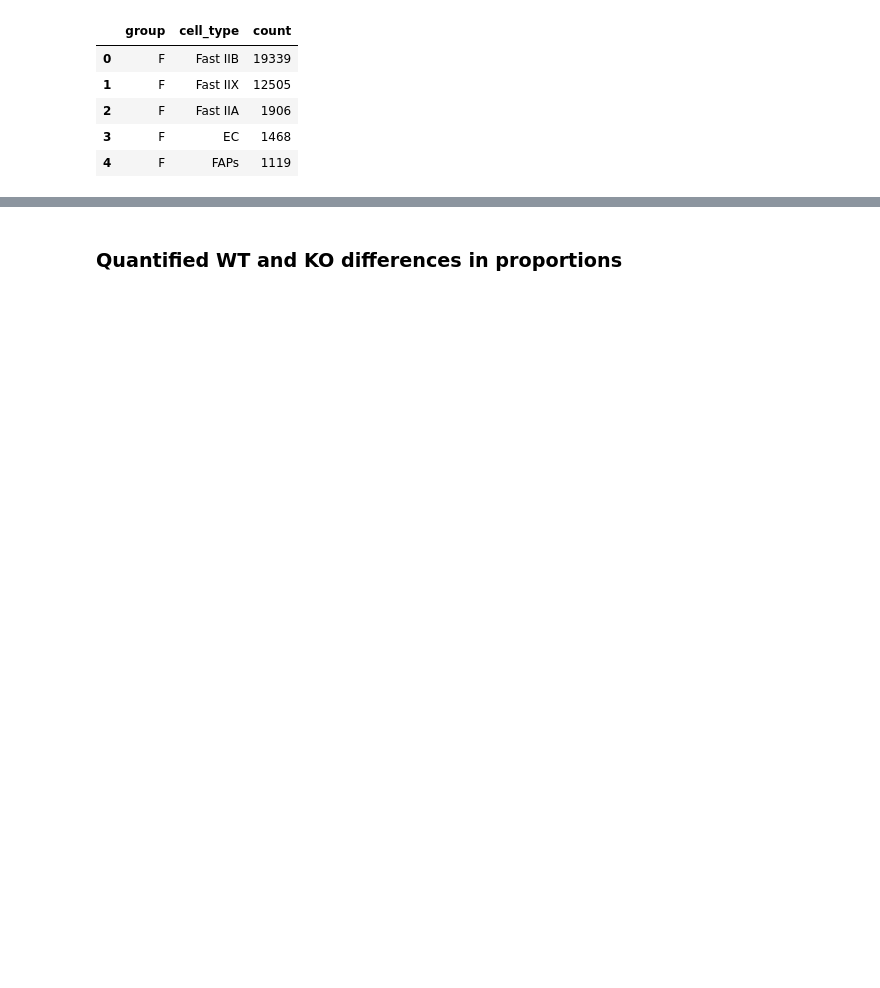
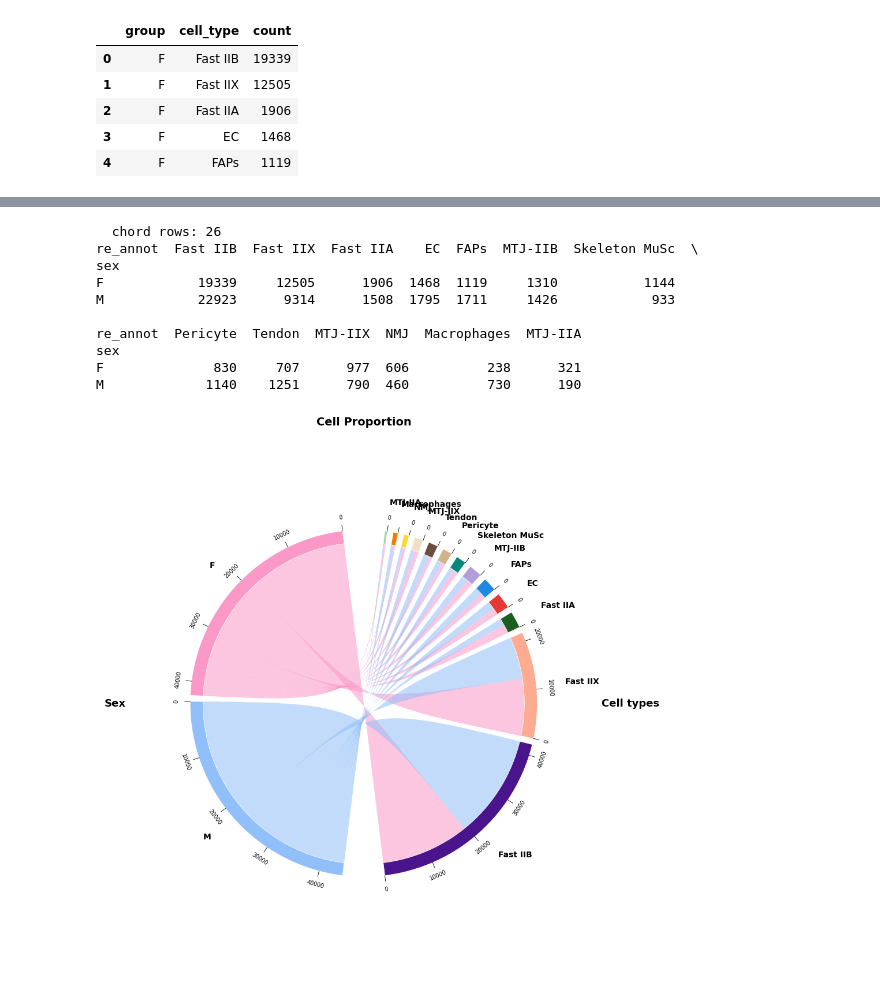
Before and after one commit to sachha-naksha/TA_muscle_ageing, a Jupyter notebook: py_scripts/2_single_nuc_inspection/snRNA_related.ipynb, the cells around one changed output, grey strips where cells are left out. Cells and saved outputs as stored; diff of their text form; code cells hidden in the pictures; blank space fills up the shorter version.

```diff
--- a/py_scripts/2_single_nuc_inspection/snRNA_related.ipynb
+++ b/py_scripts/2_single_nuc_inspection/snRNA_related.ipynb
@@ -52,8 +52,8 @@ SEX_CONDITION_PALETTE = {
 
 # Sex-only collapse (used when a plot isn't split by condition — picks WT shade).
 SEX_PALETTE = {
-    'F': SEX_CONDITION_PALETTE[('F', 'WT')],
-    'M': SEX_CONDITION_PALETTE[('M', 'WT')],
+    'F': SEX_CONDITION_PALETTE[('F', 'KO')],
+    'M': SEX_CONDITION_PALETTE[('M', 'KO')],
 }
 # %%
 adata_whole = sc.read_h5ad('/ix/djishnu/Akanksha/datasets/ERCC1_KO/objects/objects/adata_harmony_v2_re_annot.h5ad')
@@ -107,8 +195,8 @@ plt.show()
 # %%
-# Chord (circular Sankey) view of the same sex × cell-type proportions.
-# Renders sex on the left arc, cell types on the right arc, with ribbon
-# widths = nucleus counts and cumulative tick marks on each segment so the
-# counts are readable at a glance. Uses pgl.plotting.plot_chord.
+# Chord (circular Sankey) view of the sex × cell-type proportions.
+# Sex-only on the left arc (no WT/KO split — that's only in the Sankey above),
+# cell types on the right arc, ribbon widths = nucleus counts. Reuses the
+# scanpy cell-type palette and the canonical SEX_PALETTE (WT shades).
 
 # Use the submodule path (pgl.plotting.plot_chord) instead of the star-imported
 # alias (pgl.plot_chord) — autoreload can't add new top-level names to a
@@ -117,41 +205,56 @@ plt.show()
 # the kernel is restarted.
 from pygenelab import plotting as pgl_plotting
 
+CHORD_LEFT_COL  = 'sex'
+CHORD_RIGHT_COL = RIGHT_COL          # 're_annot' from the Sankey cell above
+
 # sex × cell-type nucleus counts (one row per sex/cell-type pair)
 chord_counts = (
-    adata_whole.obs.groupby([LEFT_COL, RIGHT_COL], observed=True)
+    adata_whole.obs.groupby([CHORD_LEFT_COL, CHORD_RIGHT_COL], observed=True)
     .size()
     .reset_index(name='n_nuclei')
 )
 print(f"  chord rows: {len(chord_counts)}")
-print(chord_counts.pivot(index=LEFT_COL, columns=RIGHT_COL, values='n_nuclei').fillna(0).astype(int))
+print(
+    chord_counts.pivot(index=CHORD_LEFT_COL, columns=CHORD_RIGHT_COL, values='n_nuclei')
+    .reindex(['F', 'M'])
+    .fillna(0)
+    .astype(int)
+)
 
-cell_type_order = list(adata_whole.obs[RIGHT_COL].cat.categories)
+cell_type_order = list(adata_whole.obs[CHORD_RIGHT_COL].cat.categories)
 
 chord_fig, chord_ax = pgl_plotting.plot_chord(
     chord_counts,
-    left_col=LEFT_COL,
-    right_col=RIGHT_COL,
+    left_col=CHORD_LEFT_COL,
+    right_col=CHORD_RIGHT_COL,
     count_col='n_nuclei',
     left_order=['F', 'M'],
     right_order=cell_type_order,
-    left_colors=SEX_PALETTE,         # canonical F=#f71480, M=#004a99 (from setup cell)
+    left_colors=SEX_PALETTE,         # canonical F=#f71480, M=#004a99 (WT shades)
     right_colors=cell_type_colors,   # reuse the scanpy cell-type palette from the sankey
     flow_color='left',               # ribbons inherit the sex color
     left_axis_label='Sex',
     right_axis_label='Cell types',
     show_ticks=True,
     tick_step='auto',                # auto-pick a 1/2/5*10^k step per side so the
                                      # largest segment shows ~5 ticks; override with
                                      # an int or (left, right) tuple / dict if needed
     min_tick_label_gap_deg=4.0,      # suppress tick labels that crowd each other
     segment_label_pad=0.18,          # push cell-type names outside the tick numbers
     title='Cell Proportion',
 )
 chord_fig.savefig(f'{figures_dir}/chord_M_F_to_cell_type.svg', **figure_params)
-# PNG save: inherit figure_params (transparent/dpi/bbox) but override format so
-# the .png extension and the saved file format agree.
-chord_fig.savefig(f'{figures_dir}/chord_M_F_to_cell_type.png', **{**figure_params, 'format': 'png'})
 plt.show()
+# %% [output]
+  chord rows: 26
+re_annot  Fast IIB  Fast IIX  Fast IIA    EC  FAPs  MTJ-IIB  Skeleton MuSc  \
+sex
+F            19339     12505      1906  1468  1119     1310           1144
+M            22923      9314      1508  1795  1711     1426            933
+
+re_annot  Pericyte  Tendon  MTJ-IIX  NMJ  Macrophages  MTJ-IIA
+sex
+F              830     707      977  606          238      321
+M             1140    1251      790  460          730      190
+[figure, added]
-# %% [markdown]
-### Quantified WT and KO differences in proportions
```
Also changed, not shown: parts of 5 cells of this notebook.
